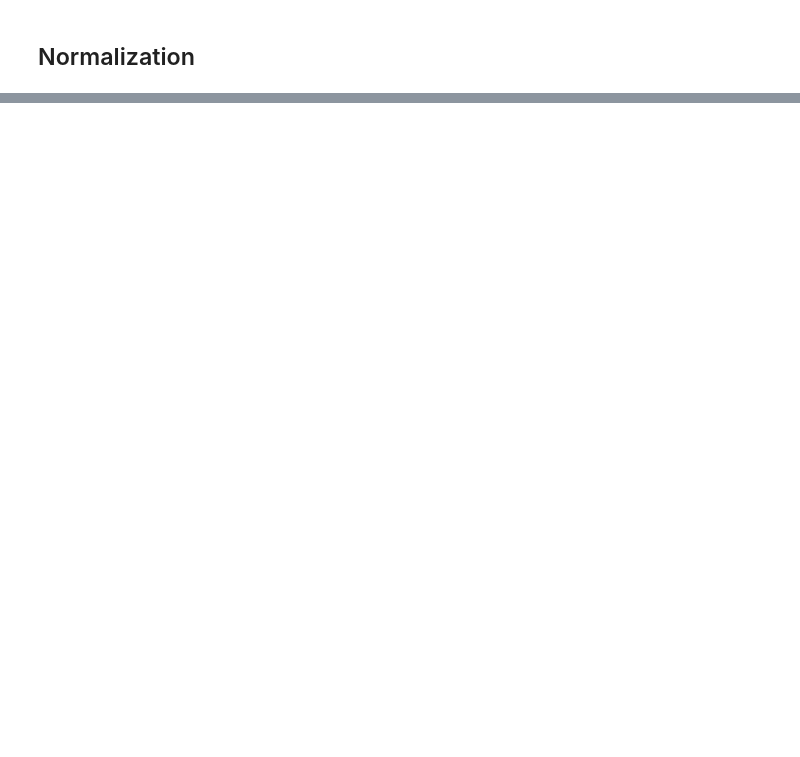
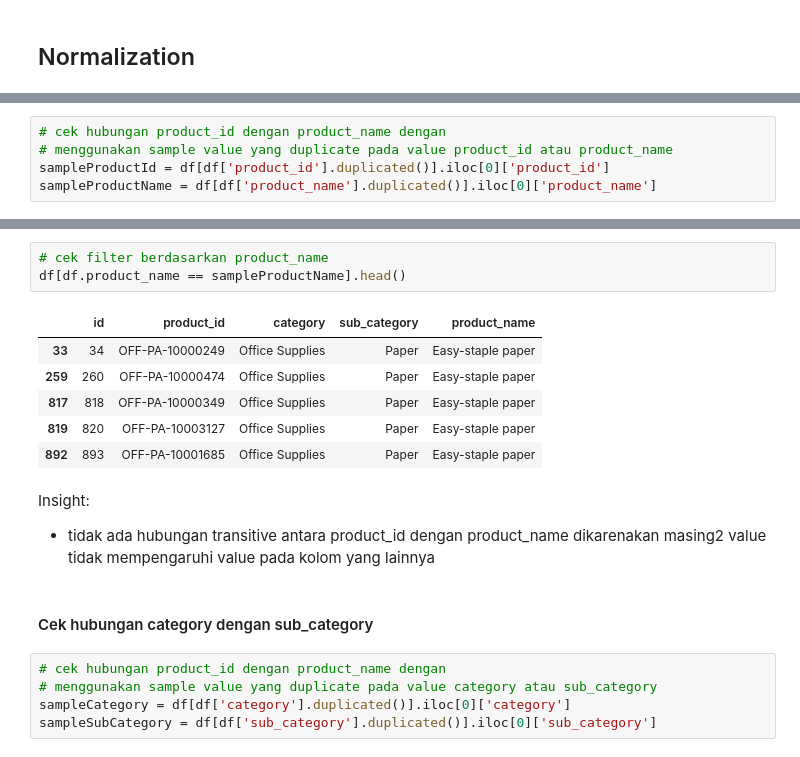
Before and after one commit to h8-lecture-notes/sample-db-normalization-with-pandas, a Jupyter notebook: notes.ipynb, the cells around one changed output, grey strips where cells are left out. Cells and saved outputs as stored; diff of their text form; blank space fills up the shorter version.

```diff
--- a/notes.ipynb
+++ b/notes.ipynb
@@ -185,0 +168,5 @@ subCategories.to_csv('SubCategories.csv', index=False)
+# %%
+# cek hubungan product_id dengan product_name dengan
+# menggunakan sample value yang duplicate pada value product_id atau product_name
+sampleProductId = df[df['product_id'].duplicated()].iloc[0]['product_id']
+sampleProductName = df[df['product_name'].duplicated()].iloc[0]['product_name']
@@ -185,0 +180,20 @@ subCategories.to_csv('SubCategories.csv', index=False)
+# %%
+# cek filter berdasarkan product_name
+df[df.product_name == sampleProductName].head()
+# %% [output]
+|  | id | product_id | category | sub_category | product_name |
+| 33 | 34 | OFF-PA-10000249 | Office Supplies | Paper | Easy-staple paper |
+| 259 | 260 | OFF-PA-10000474 | Office Supplies | Paper | Easy-staple paper |
+| 817 | 818 | OFF-PA-10000349 | Office Supplies | Paper | Easy-staple paper |
+| 819 | 820 | OFF-PA-10003127 | Office Supplies | Paper | Easy-staple paper |
+| 892 | 893 | OFF-PA-10001685 | Office Supplies | Paper | Easy-staple paper |
+# %% [markdown]
+Insight:
+- tidak ada hubungan transitive antara product_id dengan product_name dikarenakan masing2 value tidak mempengaruhi value pada kolom yang lainnya
+# %% [markdown]
+#### Cek hubungan category dengan sub_category
+# %%
+# cek hubungan product_id dengan product_name dengan
+# menggunakan sample value yang duplicate pada value category atau sub_category
+sampleCategory = df[df['category'].duplicated()].iloc[0]['category']
+sampleSubCategory = df[df['sub_category'].duplicated()].iloc[0]['sub_category']
```
Also changed, not shown: parts of 57 cells of this notebook, 7 other files.
